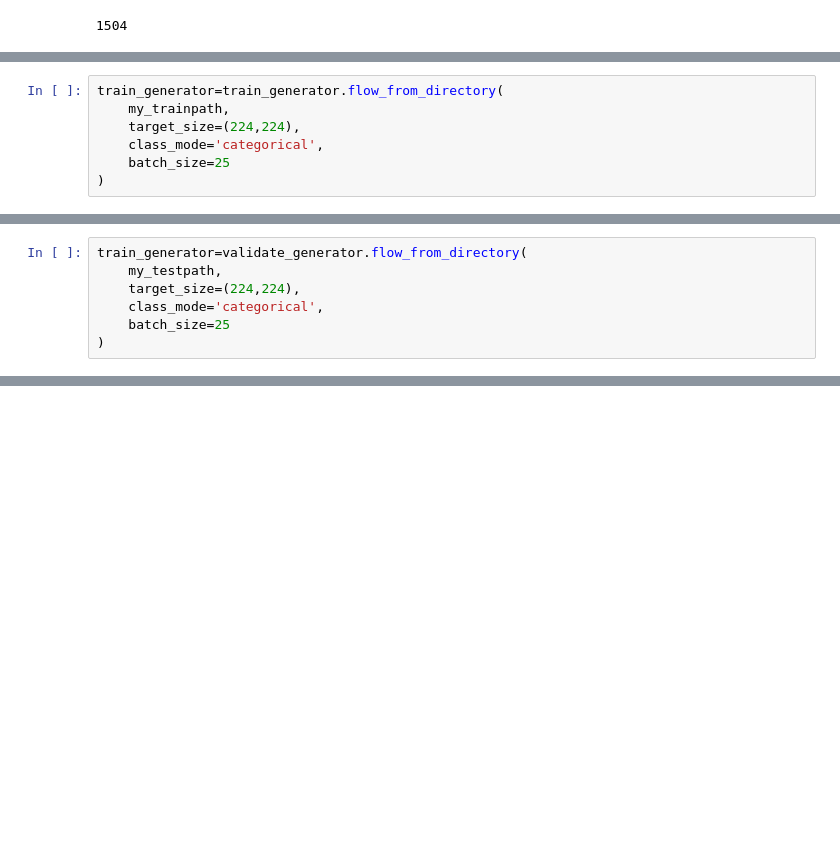
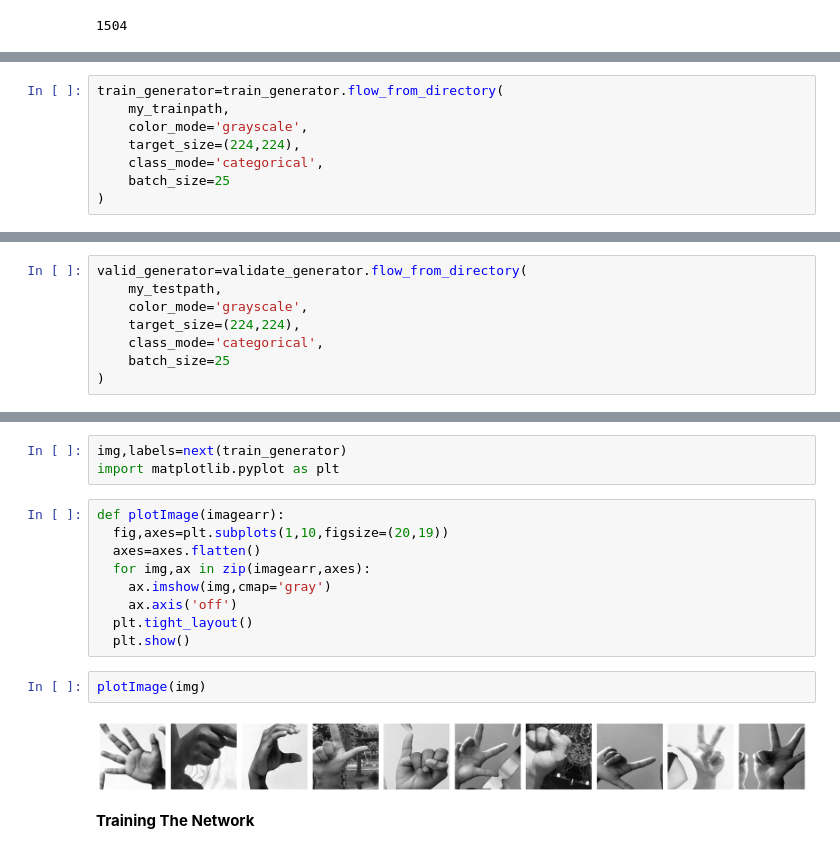
Before and after one commit to peterwhitehat142/kaggle_project, a Jupyter notebook: sign-language.ipynb, the cells around one changed output, grey strips where cells are left out. Drawn from its saved outputs; the diff is of its cells as text; blank space fills up the shorter version.

```diff
--- a/sign-language.ipynb
+++ b/sign-language.ipynb
@@ -144,6 +266,7 @@ validate_generator=ImageDataGenerator(
 # %%
 train_generator=train_generator.flow_from_directory(
     my_trainpath,
+    color_mode='grayscale',
     target_size=(224,224),
     class_mode='categorical',
     batch_size=25
@@ -153,6 +276,7 @@ Found 1399 images belonging to 20 classes.
 # %%
-train_generator=validate_generator.flow_from_directory(
+valid_generator=validate_generator.flow_from_directory(
     my_testpath,
+    color_mode='grayscale',
     target_size=(224,224),
     class_mode='categorical',
     batch_size=25
@@ -172,0 +286,18 @@ Downloading data from https://storage.googleapis.com/tensorflow/keras-applicatio
+# %%
+img,labels=next(train_generator)
+import matplotlib.pyplot as plt
+# %%
+def plotImage(imagearr):
+  fig,axes=plt.subplots(1,10,figsize=(20,19))
+  axes=axes.flatten()
+  for img,ax in zip(imagearr,axes):
+    ax.imshow(img,cmap='gray')
+    ax.axis('off')
+  plt.tight_layout()
+  plt.show()
+# %%
+plotImage(img)
+# %% [output]
+[figure, added]
+# %% [markdown]
+****Training The Network****
```
Also changed, not shown: parts of 37 cells of this notebook.
